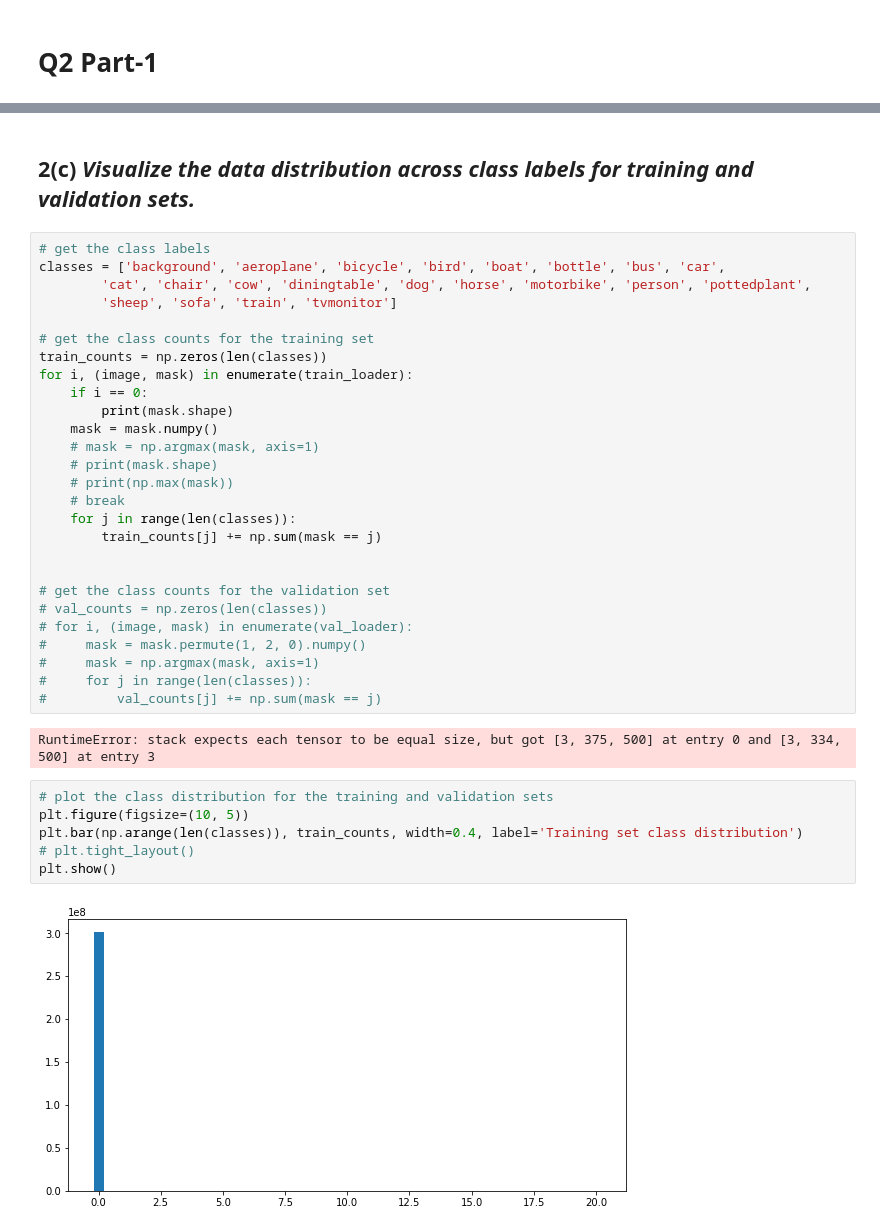
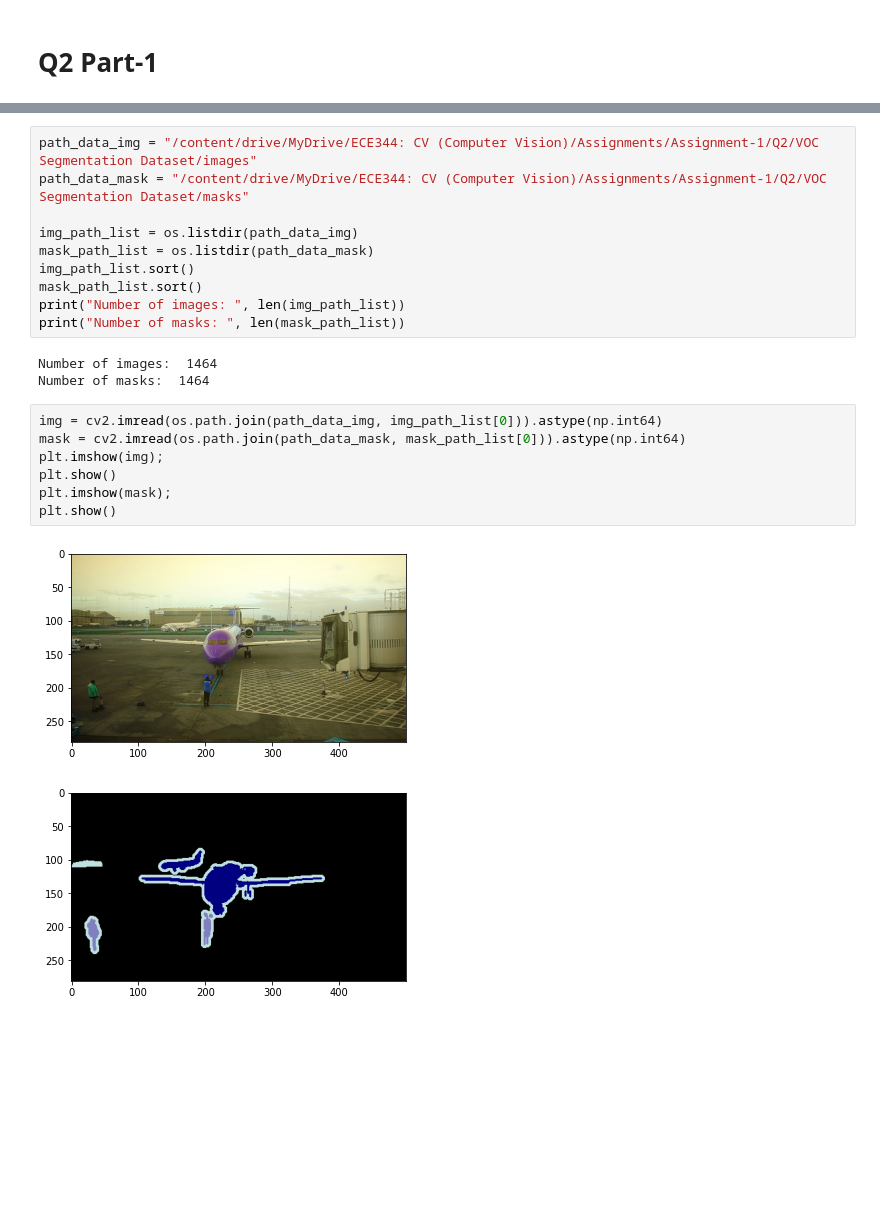
Before and after one commit to devKhush/Computer-Vision-Assignments, a Jupyter notebook: Assignment-1/Q2/Solution.ipynb, the cells around one changed output, grey strips where cells are left out. Drawn from its saved outputs; the diff is of its cells as text; blank space fills up the shorter version.

```diff
--- a/Assignment-1/Q2/Solution.ipynb
+++ b/Assignment-1/Q2/Solution.ipynb
@@ -171,39 +71,23 @@ len(train_loader), len(val_loader), len(test_loader)
-# %% [markdown]
-## **2(c)** *Visualize the data distribution across class labels for training and validation sets.*
-# %%
-# get the class labels
-classes = ['background', 'aeroplane', 'bicycle', 'bird', 'boat', 'bottle', 'bus', 'car',
-        'cat', 'chair', 'cow', 'diningtable', 'dog', 'horse', 'motorbike', 'person', 'pottedplant',
-        'sheep', 'sofa', 'train', 'tvmonitor']
-
-# get the class counts for the training set
-train_counts = np.zeros(len(classes))
-for i, (image, mask) in enumerate(train_loader):
-    if i == 0:
-        print(mask.shape)
-    mask = mask.numpy()
-    # mask = np.argmax(mask, axis=1)
-    # print(mask.shape)
-    # print(np.max(mask))
-    # break
-    for j in range(len(classes)):
-        train_counts[j] += np.sum(mask == j)
-
-
-# get the class counts for the validation set
-# val_counts = np.zeros(len(classes))
-# for i, (image, mask) in enumerate(val_loader):
-#     mask = mask.permute(1, 2, 0).numpy()
-#     mask = np.argmax(mask, axis=1)
-#     for j in range(len(classes)):
-#         val_counts[j] += np.sum(mask == j)
-# %% [output]
-RuntimeError: stack expects each tensor to be equal size, but got [3, 375, 500] at entry 0 and [3, 334, 500] at entry 3
-# %%
-# plot the class distribution for the training and validation sets
-plt.figure(figsize=(10, 5))
-plt.bar(np.arange(len(classes)), train_counts, width=0.4, label='Training set class distribution')
-# plt.tight_layout()
-plt.show()
-# %% [output]
-[figure, removed]
+# %%
+path_data_img = "/content/drive/MyDrive/ECE344: CV (Computer Vision)/Assignments/Assignment-1/Q2/VOC Segmentation Dataset/images"
+path_data_mask = "/content/drive/MyDrive/ECE344: CV (Computer Vision)/Assignments/Assignment-1/Q2/VOC Segmentation Dataset/masks"
+
+img_path_list = os.listdir(path_data_img)
+mask_path_list = os.listdir(path_data_mask)
+img_path_list.sort()
+mask_path_list.sort()
+print("Number of images: ", len(img_path_list))
+print("Number of masks: ", len(mask_path_list))
+# %% [output]
+Number of images:  1464
+Number of masks:  1464
+# %%
+img = cv2.imread(os.path.join(path_data_img, img_path_list[0])).astype(np.int64)
+mask = cv2.imread(os.path.join(path_data_mask, mask_path_list[0])).astype(np.int64)
+plt.imshow(img);
+plt.show()
+plt.imshow(mask);
+plt.show()
+# %% [output]
+[figure, added]
+[figure, added]
```
Also changed, not shown: parts of 50 cells of this notebook, 2 other files.
